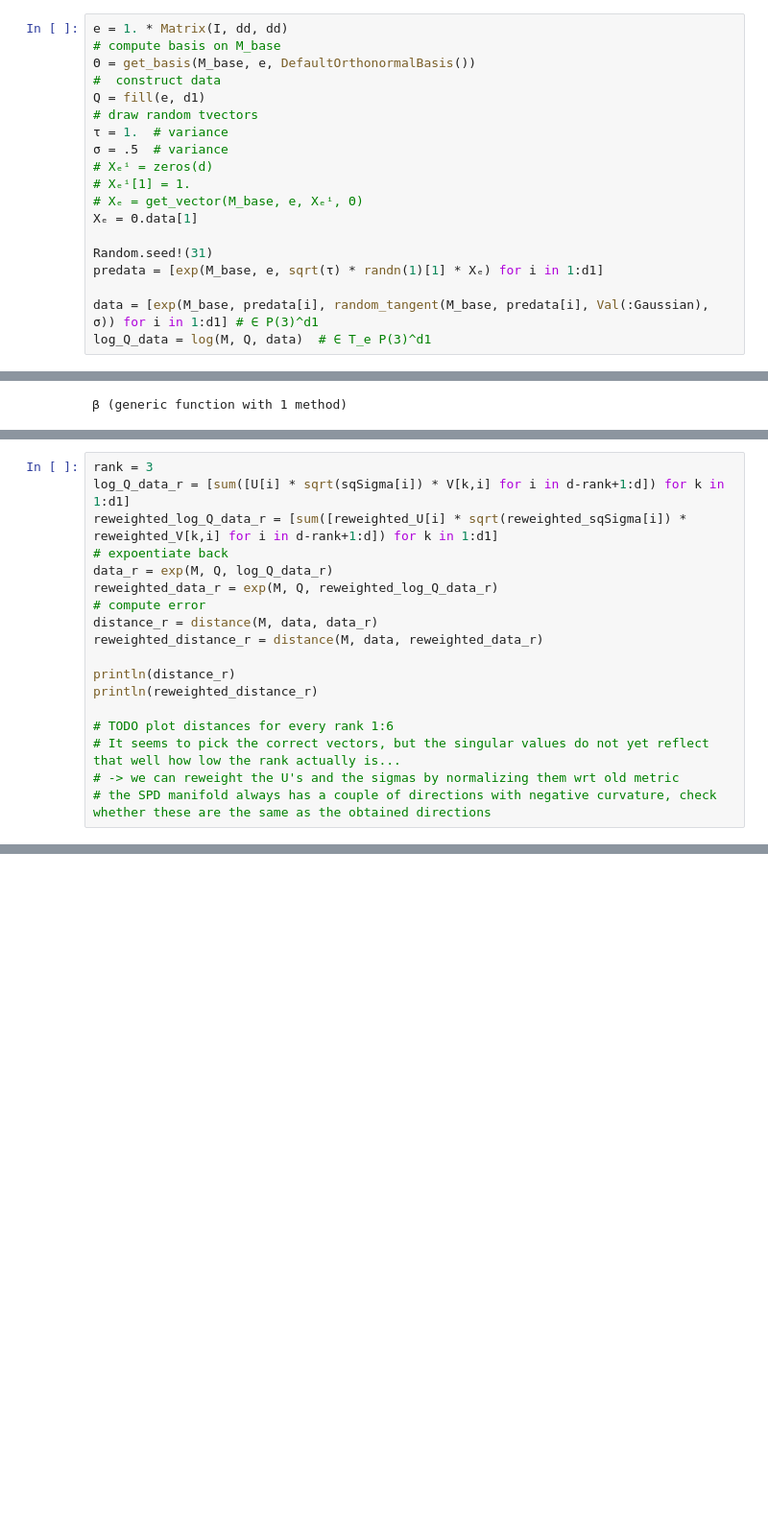
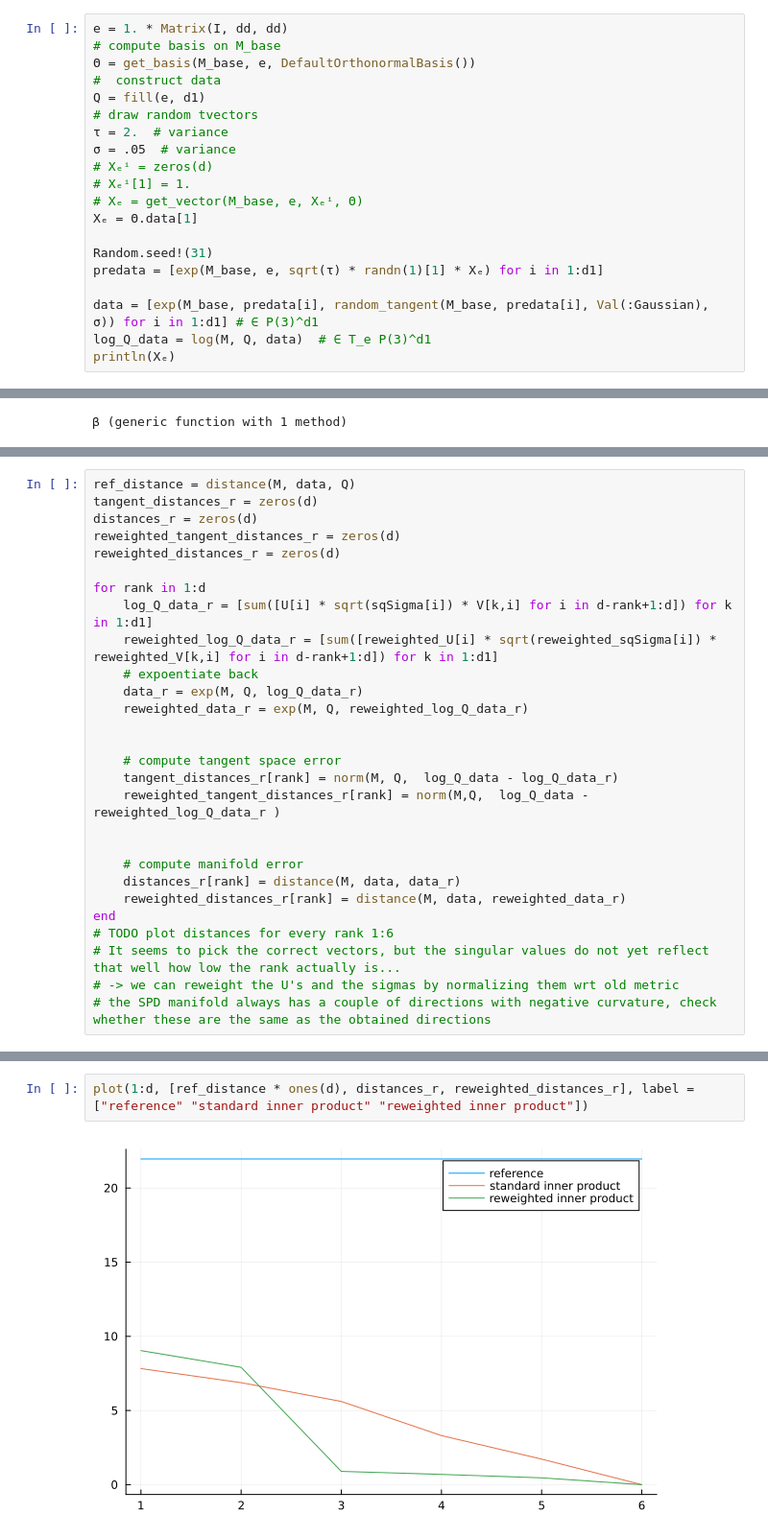
Before and after one commit to wdiepeveen/manifold-valued-tensors, a Jupyter notebook: Pd_low_rank_approximation.ipynb, the cells around one changed output, grey strips where cells are left out. Shown at 96% size. Cells and saved outputs as stored; diff of their text form; blank space fills up the shorter version.

```diff
--- a/Pd_low_rank_approximation.ipynb
+++ b/Pd_low_rank_approximation.ipynb
@@ -25,8 +26,8 @@ e = 1. * Matrix(I, dd, dd)
 #  construct data
 Q = fill(e, d1)
 # draw random tvectors
-τ = 1.  # variance
-σ = .5  # variance
+τ = 2.  # variance
+σ = .05  # variance
 # Xₑⁱ = zeros(d)
 # Xₑⁱ[1] = 1.
 # Xₑ = get_vector(M_base, e, Xₑⁱ, Θ)
@@ -37,4 +38,5 @@ predata = [exp(M_base, e, sqrt(τ) * randn(1)[1] * Xₑ) for i in 1:d1]
 
 data = [exp(M_base, predata[i], random_tangent(M_base, predata[i], Val(:Gaussian), σ)) for i in 1:d1] # ∈ P(3)^d1
 log_Q_data = log(M, Q, data)  # ∈ T_e P(3)^d1
+println(Xₑ)
 # %% [output]
@@ -125,17 +115,27 @@ println(renormalized_sqSigma/renormalized_sqSigma[end])
 # %%
-rank = 3
-log_Q_data_r = [sum([U[i] * sqrt(sqSigma[i]) * V[k,i] for i in d-rank+1:d]) for k in 1:d1]
-reweighted_log_Q_data_r = [sum([reweighted_U[i] * sqrt(reweighted_sqSigma[i]) * reweighted_V[k,i] for i in d-rank+1:d]) for k in 1:d1]
-# expoentiate back
-data_r = exp(M, Q, log_Q_data_r)
-reweighted_data_r = exp(M, Q, reweighted_log_Q_data_r)
-# compute error
-distance_r = distance(M, data, data_r)
-reweighted_distance_r = distance(M, data, reweighted_data_r)
+ref_distance = distance(M, data, Q)
+tangent_distances_r = zeros(d)
+distances_r = zeros(d)
+reweighted_tangent_distances_r = zeros(d)
+reweighted_distances_r = zeros(d)
 
-println(distance_r)
-println(reweighted_distance_r)
+for rank in 1:d
+    log_Q_data_r = [sum([U[i] * sqrt(sqSigma[i]) * V[k,i] for i in d-rank+1:d]) for k in 1:d1]
+    reweighted_log_Q_data_r = [sum([reweighted_U[i] * sqrt(reweighted_sqSigma[i]) * reweighted_V[k,i] for i in d-rank+1:d]) for k in 1:d1]
+    # expoentiate back
+    data_r = exp(M, Q, log_Q_data_r)
+    reweighted_data_r = exp(M, Q, reweighted_log_Q_data_r)
 
+
+    # compute tangent space error
+    tangent_distances_r[rank] = norm(M, Q,  log_Q_data - log_Q_data_r)
+    reweighted_tangent_distances_r[rank] = norm(M,Q,  log_Q_data - reweighted_log_Q_data_r )
+
+
+    # compute manifold error
+    distances_r[rank] = distance(M, data, data_r)
+    reweighted_distances_r[rank] = distance(M, data, reweighted_data_r)
+end
 # TODO plot distances for every rank 1:6
 # It seems to pick the correct vectors, but the singular values do not yet reflect that well how low the rank actually is...
 # -> we can reweight the U's and the sigmas by normalizing them wrt old metric
@@ -145,0 +143,4 @@ println(reweighted_distance_r)
+# %%
+plot(1:d, [ref_distance * ones(d), distances_r, reweighted_distances_r], label = ["reference" "standard inner product" "reweighted inner product"])
+# %% [output]
+[figure, added]
```
Also changed, not shown: parts of 9 cells of this notebook, 2 other files.
